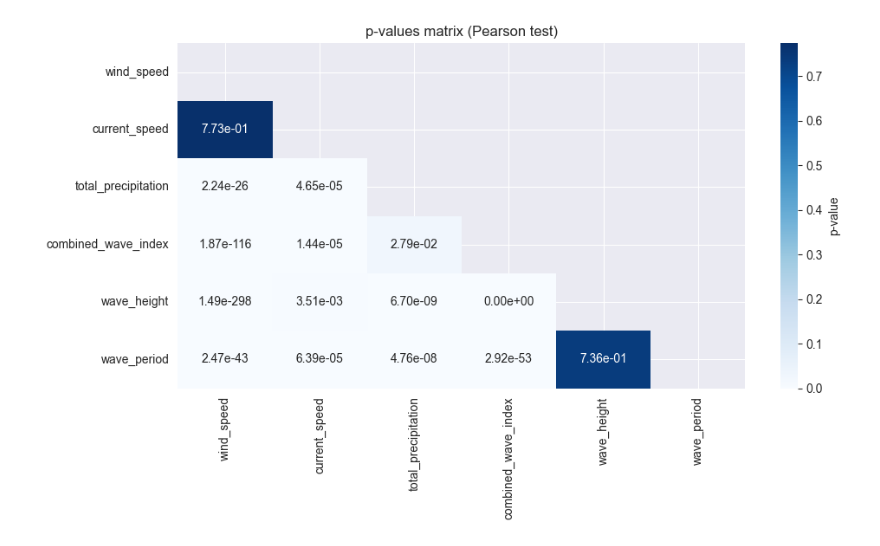
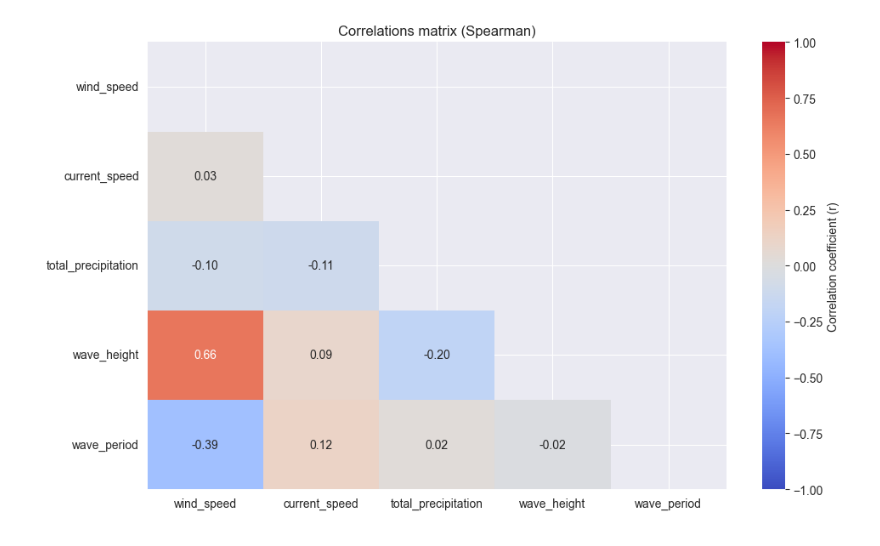
Before and after one commit to InesMonge/hydro_toolbox, a Jupyter notebook: version_pandas/data_analysis/PCA.ipynb, the cells around one changed output. Saved outputs shown, nothing was run; the diff lists cells and outputs as text; code cells hidden in the pictures.

```diff
--- a/version_pandas/data_analysis/PCA.ipynb
+++ b/version_pandas/data_analysis/PCA.ipynb
@@ -131,12 +44,30 @@ plt.show()
-# %%
-# p-values matrix (optional)
-plt.figure(figsize=(10,6))
-sns.heatmap(pval_matrix, mask=mask, annot=True, fmt=".2e", cmap="Blues", cbar_kws={"label":"p-value"})
-plt.title("p-values matrix (Pearson test)")
-plt.tight_layout()
-plt.show()
-# %% [output]
-[figure, removed]
+# %%
+# Correlations matrix (Spearman)
+corr_matrix =  X.corr(method='spearman')
+
+# Plot matrix with significant correlations
+plt.figure(figsize=(10,6))
+mask = np.triu(np.ones_like(corr_matrix, dtype=bool)) # Keeps half of the matrix
+
+sns.heatmap(
+            corr_matrix,
+            mask=mask,
+            annot=True,
+            fmt=".2f",
+            cmap="coolwarm",
+            vmin=-1, vmax=1,
+            cbar_kws={"label":"Correlation coefficient (r)"}
+)
+
+plt.title("Correlations matrix (Spearman)")
+plt.tight_layout()
+
+# # Save figure
+# output_corr_matrix = f"{output_path}/spear_corr_matrix.png"
+# plt.savefig(output_corr_matrix)
+plt.show()
+# %% [output]
+[figure, added]
 # %%
 # PCA
 pca = PCA()
```
Also changed, not shown: parts of 10 cells of this notebook, 10 other files.
